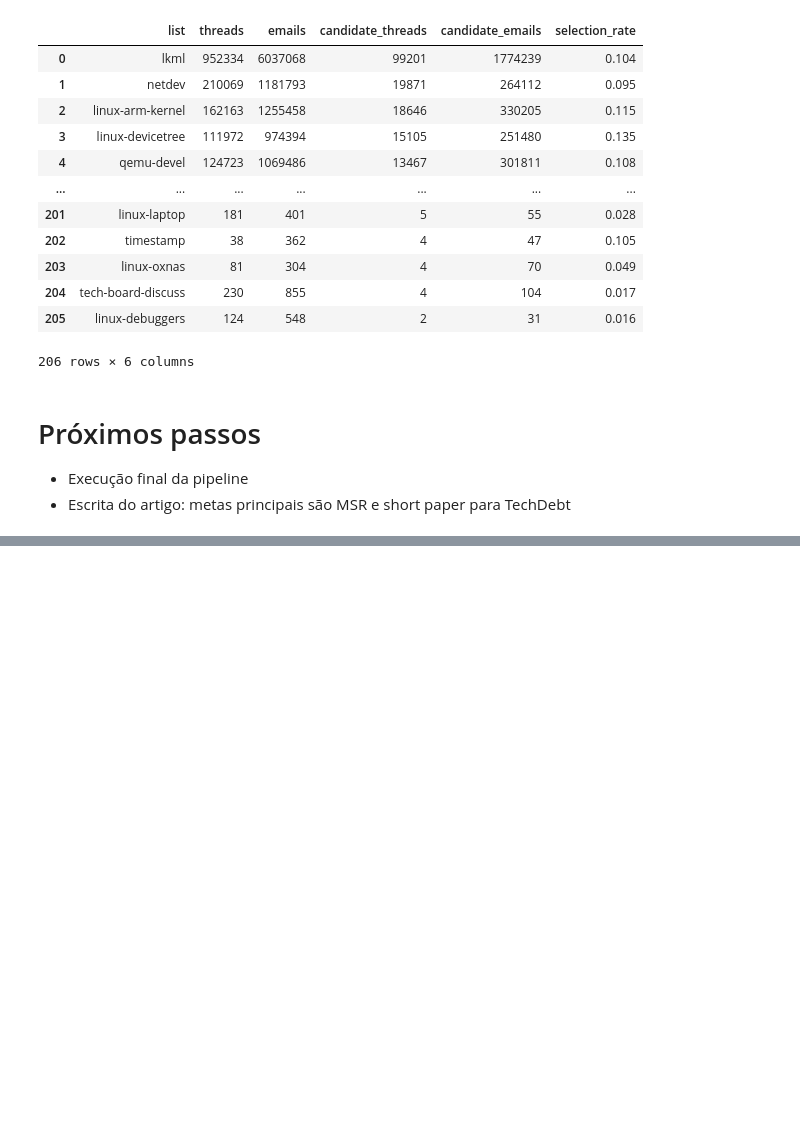
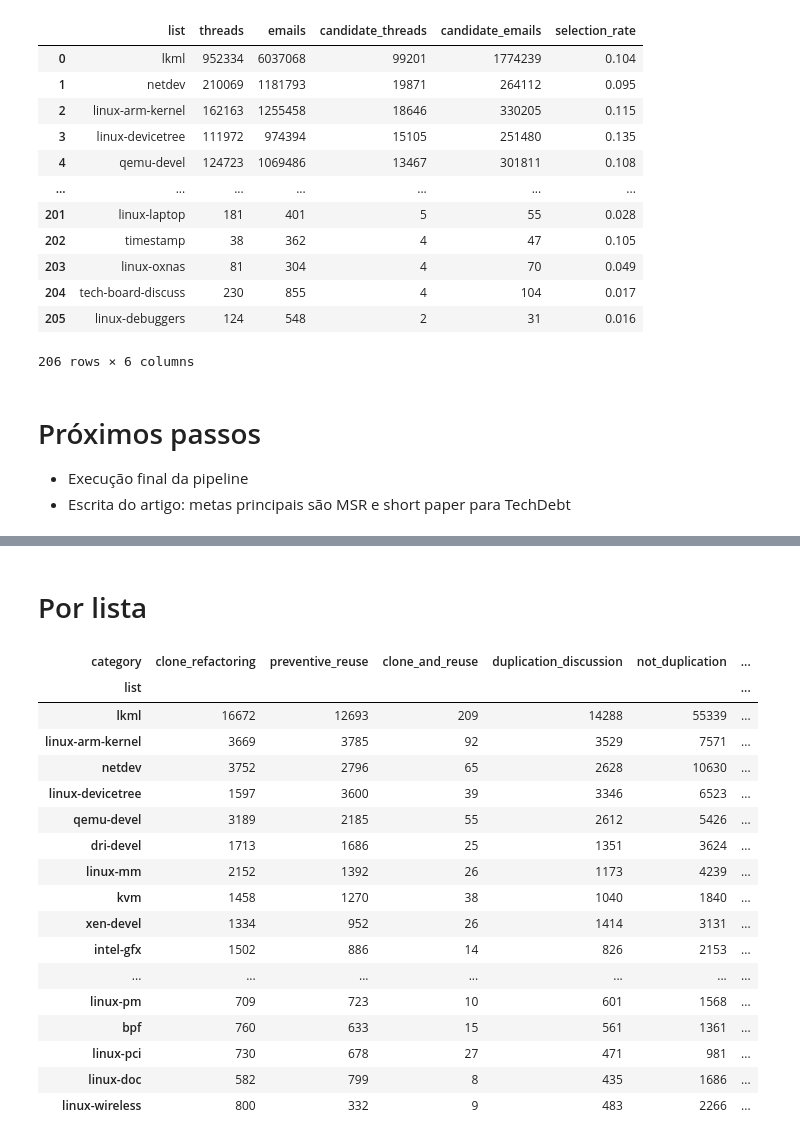
Before and after one commit to natalia-sa/lkml5ws-data-analysis, a Jupyter notebook: select_sample/sample_stats.ipynb, the cells around one changed output, grey strips where cells are left out. Cells and saved outputs as stored; diff of their text form; code cells hidden in the pictures; blank space fills up the shorter version.

Commit message:
refactor: change git commit info

```diff
--- a/select_sample/sample_stats.ipynb
+++ b/select_sample/sample_stats.ipynb
@@ -376,0 +379,18 @@ per_list.sort_values('candidate_threads', ascending=False).reset_index(drop=True
+# %%
+DUPLICATION = ['clone_refactoring', 'preventive_reuse', 'clone_and_reuse', 'duplication_discussion']
+
+dataset = pd.concat(
+    pd.read_parquet(path, columns=['thread_id', 'list', 'date', 'category', 'category_confidence', 'commit_matches'],
+                    filters=[('is_duplication_candidate', '==', True)])
+    for path in sorted(glob.glob(os.path.join(OUTPUT_DIR, 'list=*.parquet')))
+)
+dataset['is_duplication'] = dataset['category'].isin(DUPLICATION)
+dataset['has_commit'] = dataset['commit_matches'].map(lambda matches: matches is not None and len(matches) > 0)
+
+pd.DataFrame({
+    'metric': ['candidate_threads', 'classified_threads', 'duplication_threads', 'unique_duplication_threads'],
+    'value': [
+        len(dataset), dataset['category'].notna().sum(), dataset['is_duplication'].sum(),
+        dataset.loc[dataset['is_duplication'], 'thread_id'].nunique(),
+    ],
+}, dtype=object)
@@ -376,0 +450,29 @@ per_list.sort_values('candidate_threads', ascending=False).reset_index(drop=True
+# %% [markdown]
+# Por lista
+# %%
+per_list_category = (
+    dataset.pivot_table(index='list', columns='category', values='thread_id', aggfunc='size', fill_value=0)
+    .reindex(columns=DUPLICATION + ['not_duplication'], fill_value=0)
+)
+per_list_category['duplication'] = per_list_category[DUPLICATION].sum(axis=1)
+per_list_category['with_commit'] = dataset.groupby('list')['has_commit'].sum()
+per_list_category.sort_values('duplication', ascending=False).head(20)
+# %% [output]
+| category | clone_refactoring | preventive_reuse | clone_and_reuse | duplication_discussion | not_duplication | ... |
+| list |  |  |  |  |  | ... |
+| lkml | 16672 | 12693 | 209 | 14288 | 55339 | ... |
+| linux-arm-kernel | 3669 | 3785 | 92 | 3529 | 7571 | ... |
+| netdev | 3752 | 2796 | 65 | 2628 | 10630 | ... |
+| linux-devicetree | 1597 | 3600 | 39 | 3346 | 6523 | ... |
+| qemu-devel | 3189 | 2185 | 55 | 2612 | 5426 | ... |
+| dri-devel | 1713 | 1686 | 25 | 1351 | 3624 | ... |
+| linux-mm | 2152 | 1392 | 26 | 1173 | 4239 | ... |
+| kvm | 1458 | 1270 | 38 | 1040 | 1840 | ... |
+| xen-devel | 1334 | 952 | 26 | 1414 | 3131 | ... |
+| intel-gfx | 1502 | 886 | 14 | 826 | 2153 | ... |
+| ... | ... | ... | ... | ... | ... | ... |
+| linux-pm | 709 | 723 | 10 | 601 | 1568 | ... |
+| bpf | 760 | 633 | 15 | 561 | 1361 | ... |
+| linux-pci | 730 | 678 | 27 | 471 | 981 | ... |
+| linux-doc | 582 | 799 | 8 | 435 | 1686 | ... |
+| linux-wireless | 800 | 332 | 9 | 483 | 2266 | ... |
```
Also changed, not shown: parts of 11 cells of this notebook, 4 other files.
